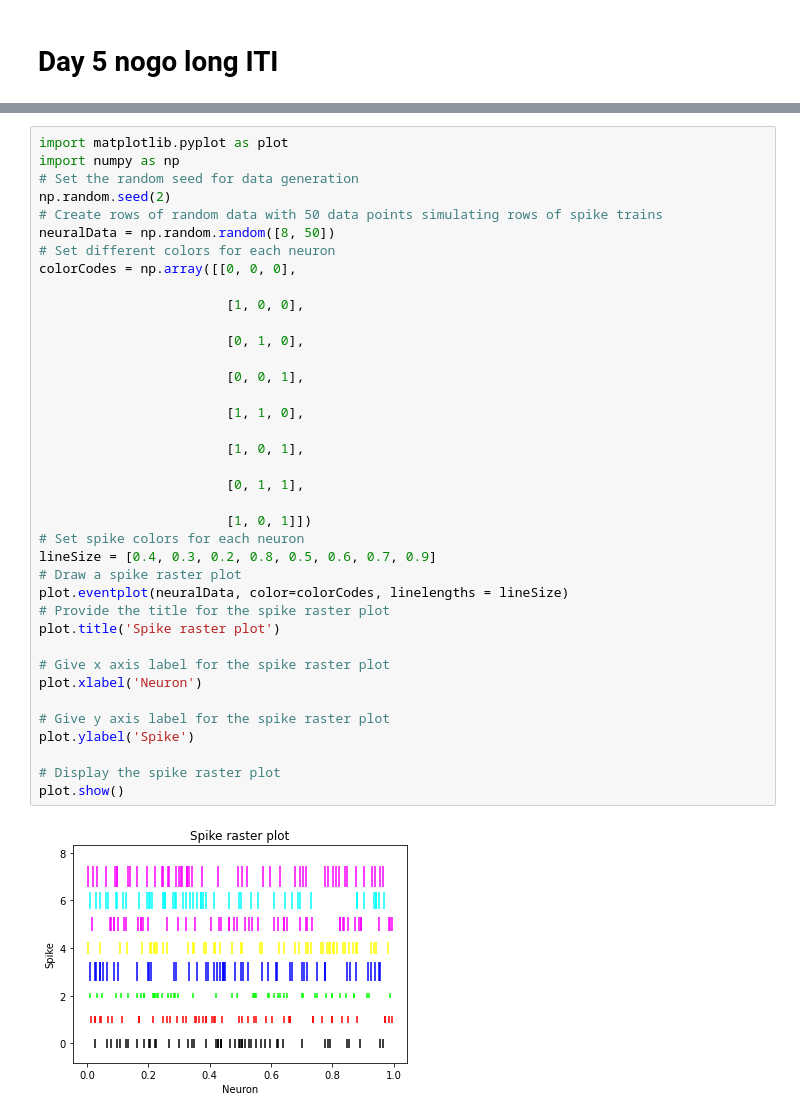
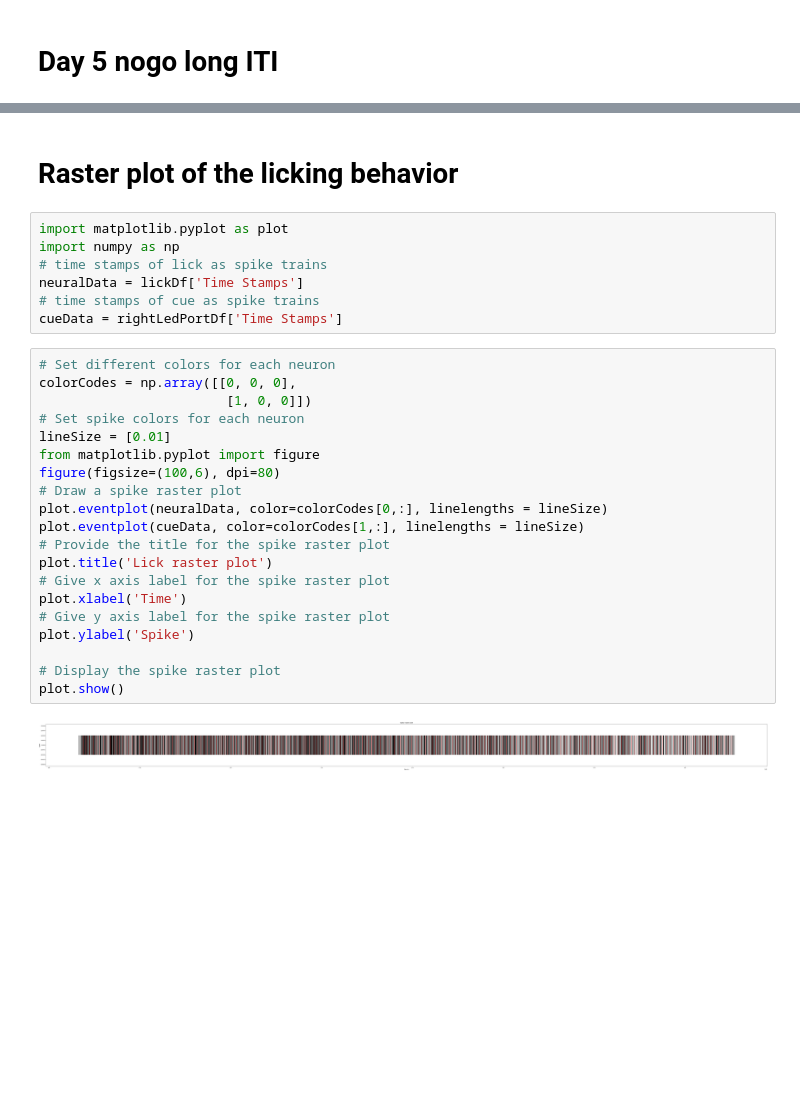
Before and after one commit to 250955967/mouse-gonogo-behaviour, a Jupyter notebook: behavior/dz10/behavior.ipynb, the cells around one changed output, grey strips where cells are left out. Drawn from its saved outputs; the diff is of its cells as text; blank space fills up the shorter version.

```diff
--- a/behavior/dz10/behavior.ipynb
+++ b/behavior/dz10/behavior.ipynb
@@ -114,40 +131,31 @@ sucessfulRate is:0.3613861386138614
+# %% [markdown]
+# Raster plot of the licking behavior
 # %%
 import matplotlib.pyplot as plot
 import numpy as np
-# Set the random seed for data generation
-np.random.seed(2)
-# Create rows of random data with 50 data points simulating rows of spike trains
-neuralData = np.random.random([8, 50])
-# Set different colors for each neuron
-colorCodes = np.array([[0, 0, 0],
-
-                        [1, 0, 0],
-
-                        [0, 1, 0],
-
-                        [0, 0, 1],
-
-                        [1, 1, 0],
-
-                        [1, 0, 1],
-
-                        [0, 1, 1],
-
-                        [1, 0, 1]])
-# Set spike colors for each neuron
-lineSize = [0.4, 0.3, 0.2, 0.8, 0.5, 0.6, 0.7, 0.9]
-# Draw a spike raster plot
-plot.eventplot(neuralData, color=colorCodes, linelengths = lineSize)
-# Provide the title for the spike raster plot
-plot.title('Spike raster plot')
-
-# Give x axis label for the spike raster plot
-plot.xlabel('Neuron')
-
-# Give y axis label for the spike raster plot
-plot.ylabel('Spike')
-
-# Display the spike raster plot
-plot.show()
+# time stamps of lick as spike trains
+neuralData = lickDf['Time Stamps']
+# time stamps of cue as spike trains
+cueData = rightLedPortDf['Time Stamps']
-# %% [output]
-[figure, removed]
+# %%
+# Set different colors for each neuron
+colorCodes = np.array([[0, 0, 0],
+                        [1, 0, 0]])
+# Set spike colors for each neuron
+lineSize = [0.01]
+from matplotlib.pyplot import figure
+figure(figsize=(100,6), dpi=80)
+# Draw a spike raster plot
+plot.eventplot(neuralData, color=colorCodes[0,:], linelengths = lineSize)
+plot.eventplot(cueData, color=colorCodes[1,:], linelengths = lineSize)
+# Provide the title for the spike raster plot
+plot.title('Lick raster plot')
+# Give x axis label for the spike raster plot
+plot.xlabel('Time')
+# Give y axis label for the spike raster plot
+plot.ylabel('Spike')
+
+# Display the spike raster plot
+plot.show()
+# %% [output]
+[figure, added]
```
Also changed, not shown: parts of 5 cells of this notebook.
